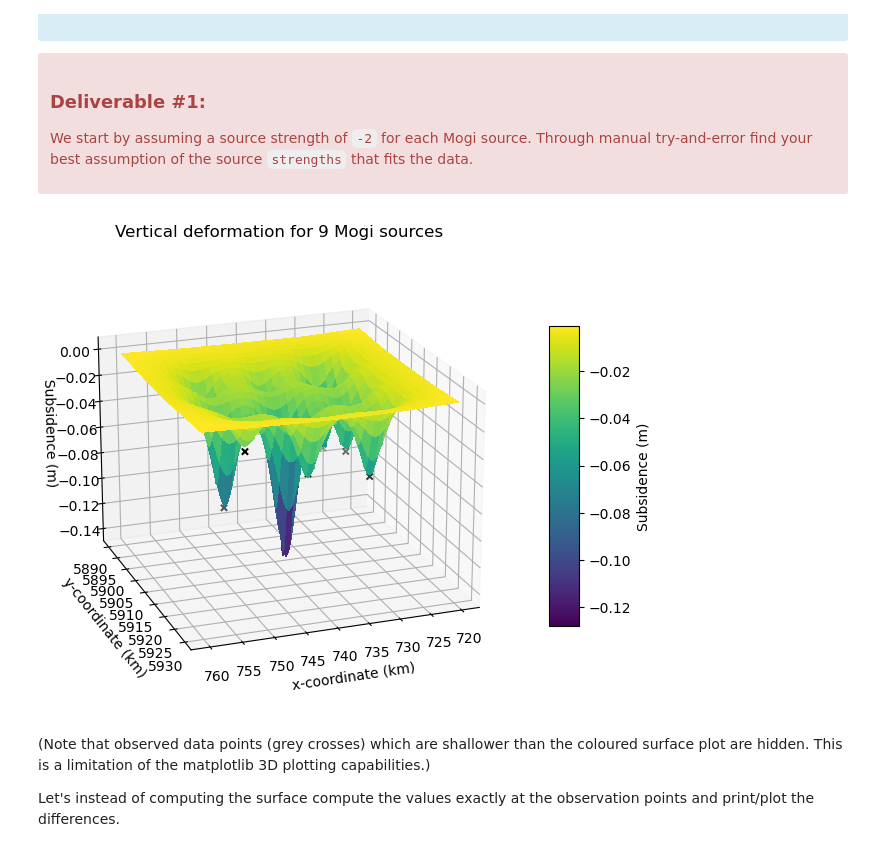
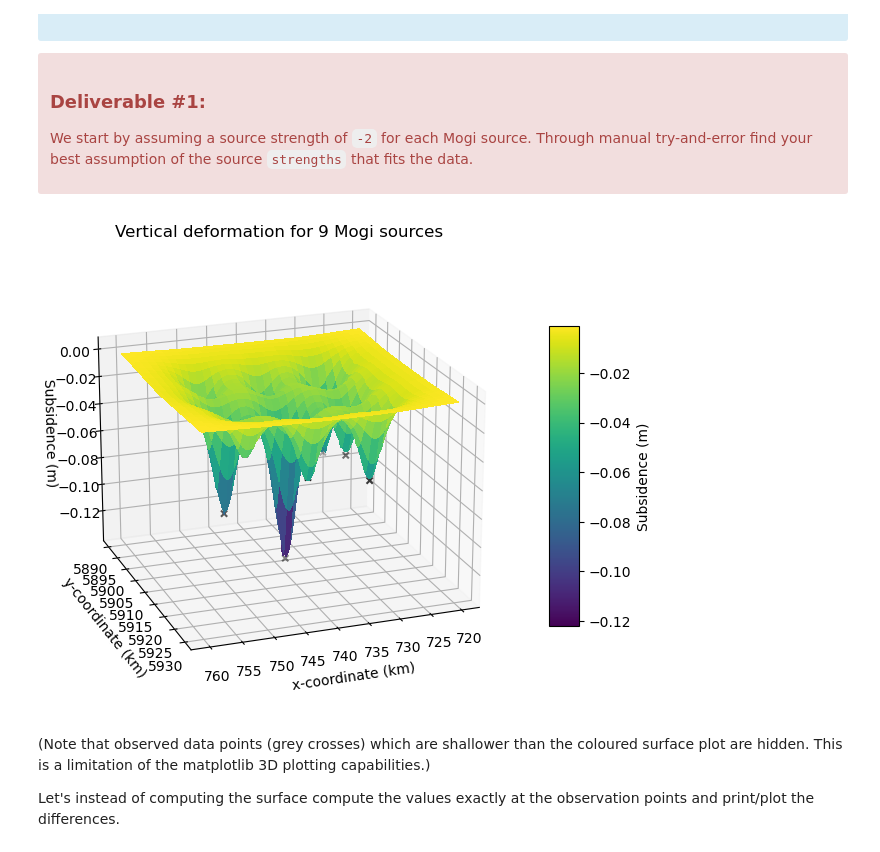
Before and after one commit to Buneabt/DA_SummerSchool_Cluj, a Jupyter notebook: SumSchDACluj-DA-PF/DataAssimilation-ImportanceSampling.ipynb, the cells around one changed output. Drawn from its saved outputs; the diff is of its cells as text; code cells hidden in the pictures.

```diff
--- a/SumSchDACluj-DA-PF/DataAssimilation-ImportanceSampling.ipynb
+++ b/SumSchDACluj-DA-PF/DataAssimilation-ImportanceSampling.ipynb
@@ -272,35 +275,35 @@ xcoo = np.linspace(720000, 760000, 101)
 ycoo = np.linspace(5890000, 5930000, 101)
 Xcoo, Ycoo = np.meshgrid(xcoo, ycoo)
 Zcoo = np.zeros_like(Xcoo)
 
 # Define source sources at different locations.
 # The strength-values decide how many sources.
 # The maximum sources you can define is n_obs, as we use those coordinates.
 # The minimum sources you should have is 1.
-strengths = np.array([-2.25, -2, -2.75, -2, -5, -1, -1, -3.3, -1.5])  # 9 sources
+strengths = np.array([-2.25, -2, -2.75, -2, -4.75, -1.25, -1.25, -3.3, -1.5])  # 9 sources
 # strengths = np.array([-2, ])                              # 1 source
 n_src = strengths.size
 sources = obs[:n_src, :3].copy()
 sources[:, 2] = -3000  # Assumed source depths
 
 # Compute the subsidence.
 pred_sub = mogi(Xcoo, Ycoo, Zcoo, sources, strengths)[2]
 
 # Plot the surface subsidence in 3D.
 fig, ax = plt.subplots(figsize=(10, 6), subplot_kw={"projection": "3d"})
 surf = ax.plot_surface(Xcoo/1e3, Ycoo/1e3, pred_sub, cmap='viridis', linewidth=0, antialiased=False)
 fig.colorbar(surf, shrink=0.65, aspect=10, label='Subsidence (m)')
 
 # Add observed data
 ax.scatter(obs[:, 0]/1e3, obs[:, 1]/1e3, obs[:, 3], c='k', marker='x', zorder=100)
 
 ax.set_xlabel('x-coordinate (km)')
 ax.set_ylabel('y-coordinate (km)')
 ax.set_zlabel('Subsidence (m)')
 ax.set_title(f'Vertical deformation for {n_src} Mogi sources')
 ax.view_init(20, 70);
 # %% [output]
-[figure, old version]
+[figure, new version]
 # %% [markdown]
 (Note that observed data points (grey crosses) which are shallower than the coloured surface plot are hidden. This is a limitation of the matplotlib 3D plotting capabilities.)
 
```
Also changed, not shown: parts of 7 cells of this notebook.
